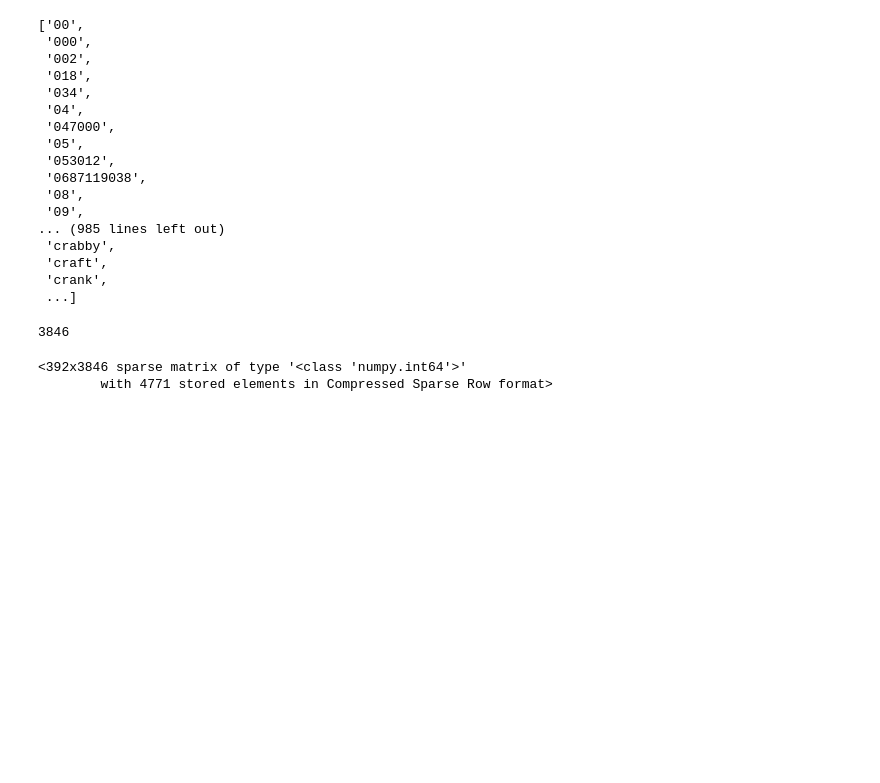
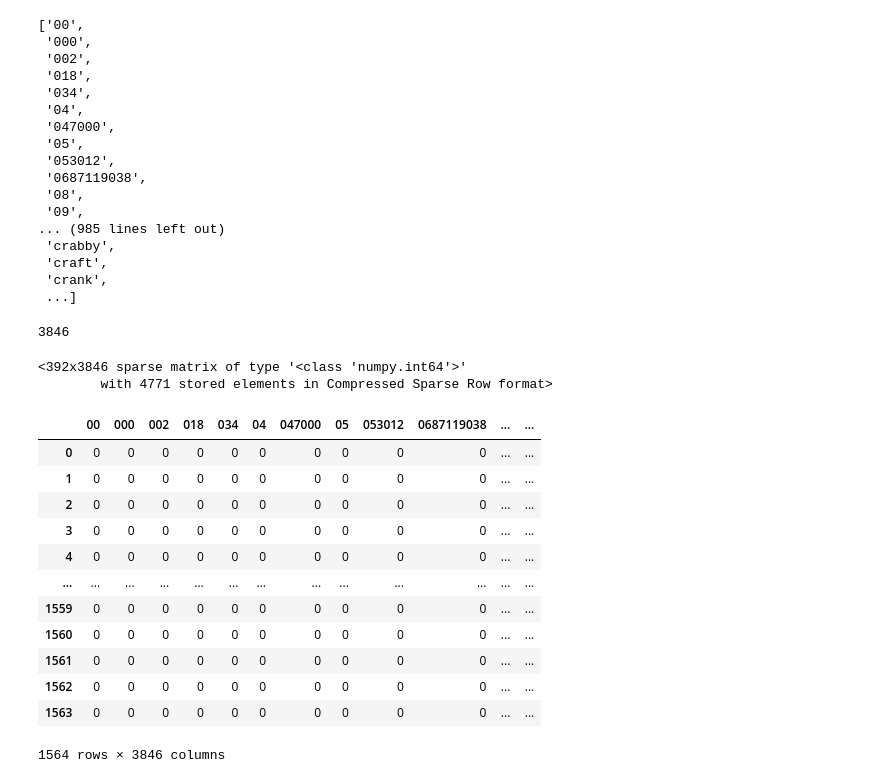
Before and after one commit to JosueAfouda/TUTORIALS, a Jupyter notebook: YouTube_comments_Classification.ipynb, the cells around one changed output. Drawn from its saved outputs; the diff is of its cells as text; code cells hidden in the pictures; blank space fills up the shorter version.

```diff
--- a/YouTube_comments_Classification.ipynb
+++ b/YouTube_comments_Classification.ipynb
@@ -169,5 +241,5 @@ Name: CLASS, Length: 1564, dtype: int64
 
 from sklearn.feature_extraction.text import CountVectorizer
 vectorizer = CountVectorizer() # Essayez après avec l'argument stop_words = 'english'
-X_train_vec = vectorizer.fit_transform(X_train)
-X_test_vec = vectorizer.transform(X_test)
+X_train_content_vec = vectorizer.fit_transform(X_train['CONTENT'])
+X_test_content_vec = vectorizer.transform(X_test['CONTENT'])
@@ -204,8 +276,29 @@ vectorizer.get_feature_names()
 len(vectorizer.get_feature_names_out())
 # %% [output]
 3846
-# %%
-X_test_vec
-# %% [output]
-<392x3846 sparse matrix of type '<class 'numpy.int64'>'
-        with 4771 stored elements in Compressed Sparse Row format>
+# %%
+X_test_content_vec
+# %% [output]
+<392x3846 sparse matrix of type '<class 'numpy.int64'>'
+        with 4771 stored elements in Compressed Sparse Row format>
+# %%
+# Transformation de X_train_content_vec en une dataframe
+X_train_content = pd.DataFrame(
+    X_train_content_vec.toarray(),
+    columns = vectorizer.get_feature_names_out()
+)
+X_train_content
+# %% [output]
+|  | 00 | 000 | 002 | 018 | 034 | 04 | 047000 | 05 | 053012 | 0687119038 | ... | ... |
+| 0 | 0 | 0 | 0 | 0 | 0 | 0 | 0 | 0 | 0 | 0 | ... | ... |
+| 1 | 0 | 0 | 0 | 0 | 0 | 0 | 0 | 0 | 0 | 0 | ... | ... |
+| 2 | 0 | 0 | 0 | 0 | 0 | 0 | 0 | 0 | 0 | 0 | ... | ... |
+| 3 | 0 | 0 | 0 | 0 | 0 | 0 | 0 | 0 | 0 | 0 | ... | ... |
+| 4 | 0 | 0 | 0 | 0 | 0 | 0 | 0 | 0 | 0 | 0 | ... | ... |
+| ... | ... | ... | ... | ... | ... | ... | ... | ... | ... | ... | ... | ... |
+| 1559 | 0 | 0 | 0 | 0 | 0 | 0 | 0 | 0 | 0 | 0 | ... | ... |
+| 1560 | 0 | 0 | 0 | 0 | 0 | 0 | 0 | 0 | 0 | 0 | ... | ... |
+| 1561 | 0 | 0 | 0 | 0 | 0 | 0 | 0 | 0 | 0 | 0 | ... | ... |
+| 1562 | 0 | 0 | 0 | 0 | 0 | 0 | 0 | 0 | 0 | 0 | ... | ... |
+| 1563 | 0 | 0 | 0 | 0 | 0 | 0 | 0 | 0 | 0 | 0 | ... | ... |
+1564 rows × 3846 columns
```
Also changed, not shown: parts of 26 cells of this notebook.
